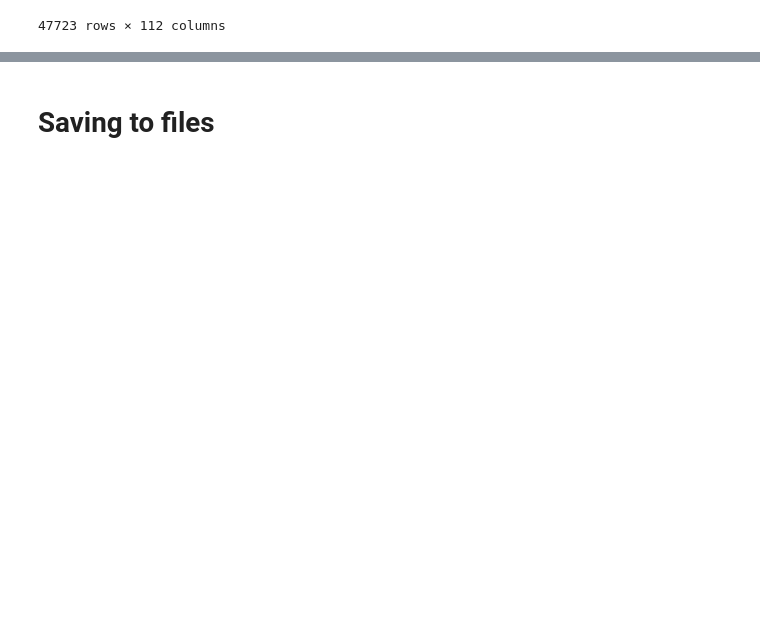
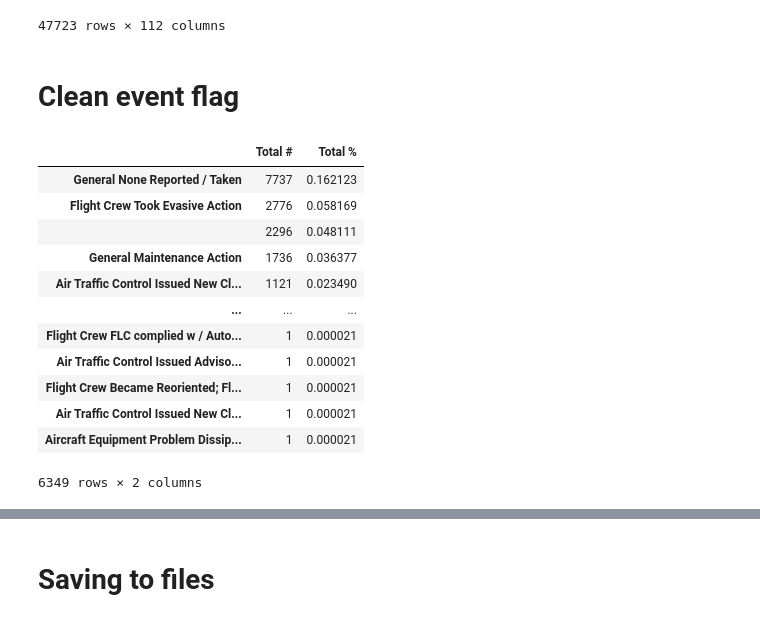
Before and after one commit to SimeonHristov99/AeroGuard, a Jupyter notebook: 01_Scripts/01_Load_data.ipynb, the cells around one changed output, grey strips where cells are left out. Saved outputs shown, nothing was run; the diff lists cells and outputs as text; code cells hidden in the pictures; blank space fills up the shorter version.

```diff
--- a/01_Scripts/01_Load_data.ipynb
+++ b/01_Scripts/01_Load_data.ipynb
@@ -107,3 +106,25 @@ df_train_val_test
 | 47721 | 1102938 | 201307 | 0601-1200 | MEM.Airport | TN | ... |
 | 47722 | 1681426 | 201909 | 0001-0600 | ZZZ.Airport | US | ... |
 47723 rows × 112 columns
+# %% [markdown]
+# Clean event flag
+# %%
+column = 'EVENTS_5_RESULT'
+pd.concat([
+    df_train_val_test[column].value_counts(dropna=False),
+    df_train_val_test[column].value_counts(dropna=False, normalize=True),
+], axis=1, keys=['Total #', 'Total %'])
+# %% [output]
+|  | Total # | Total % |
+| General None Reported / Taken | 7737 | 0.162123 |
+| Flight Crew Took Evasive Action | 2776 | 0.058169 |
+|  | 2296 | 0.048111 |
+| General Maintenance Action | 1736 | 0.036377 |
+| Air Traffic Control Issued New Cl... | 1121 | 0.023490 |
+| ... | ... | ... |
+| Flight Crew FLC complied w / Auto... | 1 | 0.000021 |
+| Air Traffic Control Issued Adviso... | 1 | 0.000021 |
+| Flight Crew Became Reoriented; Fl... | 1 | 0.000021 |
+| Air Traffic Control Issued New Cl... | 1 | 0.000021 |
+| Aircraft Equipment Problem Dissip... | 1 | 0.000021 |
+6349 rows × 2 columns
```
Also changed, not shown: parts of 10 cells of this notebook, 1 other file.
